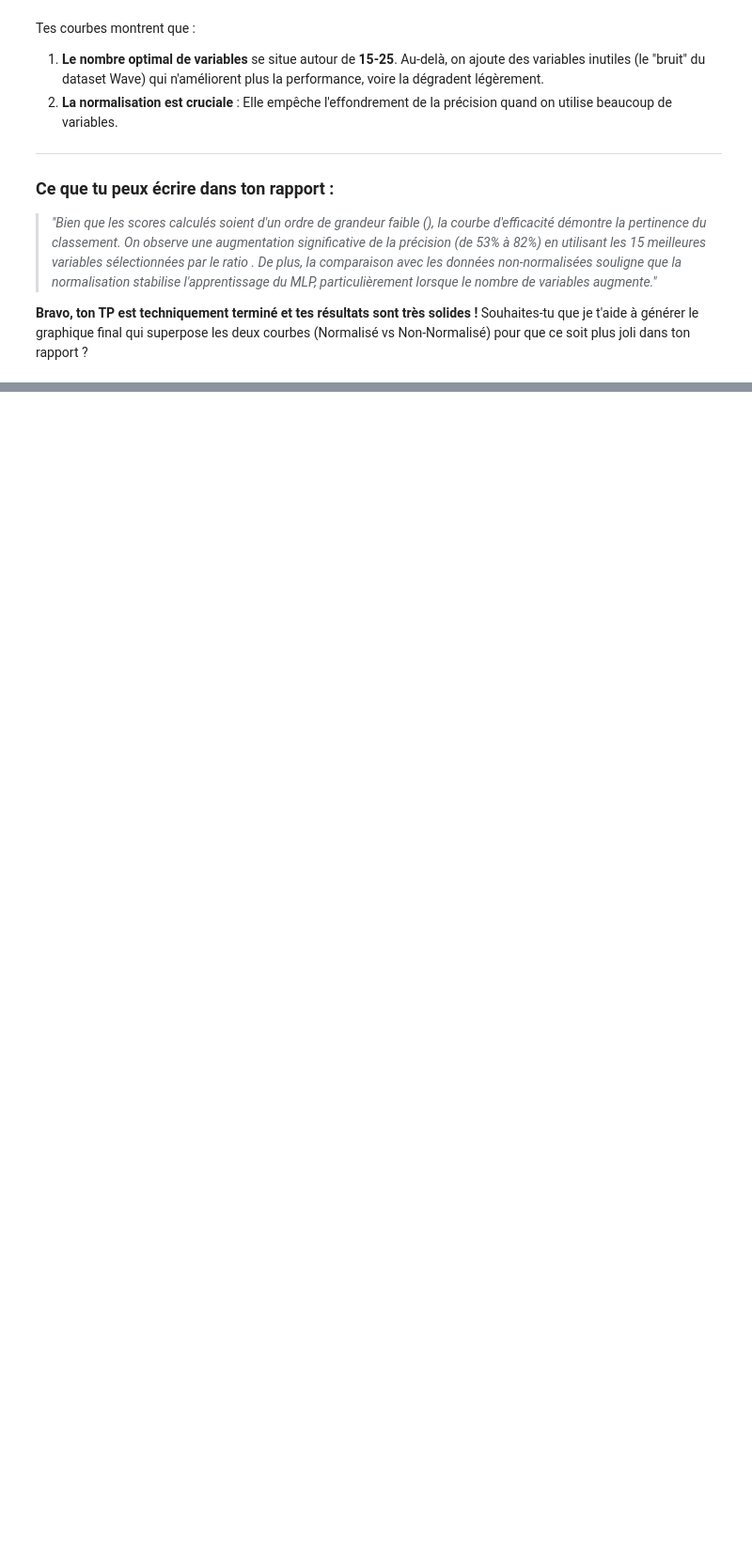
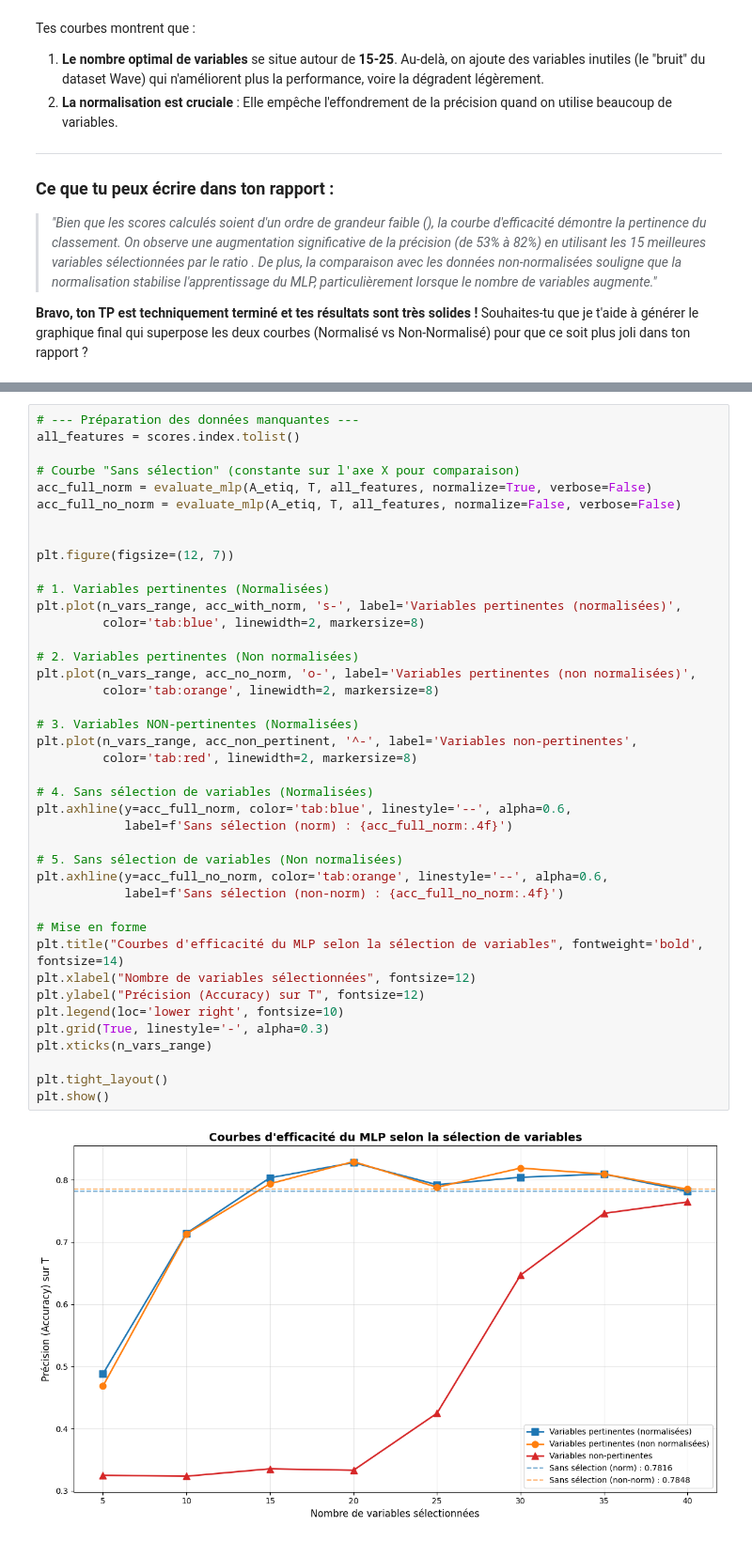
Before and after one commit to cerinekerarma/Big_data_tp1, a Jupyter notebook: TP2_corrected_final.ipynb, the cells around one changed output, grey strips where cells are left out. Shown at 94% size. Cells and saved outputs as stored; diff of their text form; blank space fills up the shorter version.

```diff
--- a/TP2_corrected_final.ipynb
+++ b/TP2_corrected_final.ipynb
@@ -455,2 +436,45 @@ plt.show()
+# %%
+# --- Préparation des données manquantes ---
+all_features = scores.index.tolist()
+
+# Courbe "Sans sélection" (constante sur l'axe X pour comparaison)
+acc_full_norm = evaluate_mlp(A_etiq, T, all_features, normalize=True, verbose=False)
+acc_full_no_norm = evaluate_mlp(A_etiq, T, all_features, normalize=False, verbose=False)
+
+
+plt.figure(figsize=(12, 7))
+
+# 1. Variables pertinentes (Normalisées)
+plt.plot(n_vars_range, acc_with_norm, 's-', label='Variables pertinentes (normalisées)',
+         color='tab:blue', linewidth=2, markersize=8)
+
+# 2. Variables pertinentes (Non normalisées)
+plt.plot(n_vars_range, acc_no_norm, 'o-', label='Variables pertinentes (non normalisées)',
+         color='tab:orange', linewidth=2, markersize=8)
+
+# 3. Variables NON-pertinentes (Normalisées)
+plt.plot(n_vars_range, acc_non_pertinent, '^-', label='Variables non-pertinentes',
+         color='tab:red', linewidth=2, markersize=8)
+
+# 4. Sans sélection de variables (Normalisées)
+plt.axhline(y=acc_full_norm, color='tab:blue', linestyle='--', alpha=0.6,
+            label=f'Sans sélection (norm) : {acc_full_norm:.4f}')
+
+# 5. Sans sélection de variables (Non normalisées)
+plt.axhline(y=acc_full_no_norm, color='tab:orange', linestyle='--', alpha=0.6,
+            label=f'Sans sélection (non-norm) : {acc_full_no_norm:.4f}')
+
+# Mise en forme
+plt.title("Courbes d'efficacité du MLP selon la sélection de variables", fontweight='bold', fontsize=14)
+plt.xlabel("Nombre de variables sélectionnées", fontsize=12)
+plt.ylabel("Précision (Accuracy) sur T", fontsize=12)
+plt.legend(loc='lower right', fontsize=10)
+plt.grid(True, linestyle='-', alpha=0.3)
+plt.xticks(n_vars_range)
+
+plt.tight_layout()
+plt.show()
+# %% [output]
+[figure, added]
 # %%
 # 4. Courbe selon la sélection de variables (normalisation activée)
```
Also changed, not shown: parts of 9 cells of this notebook.
